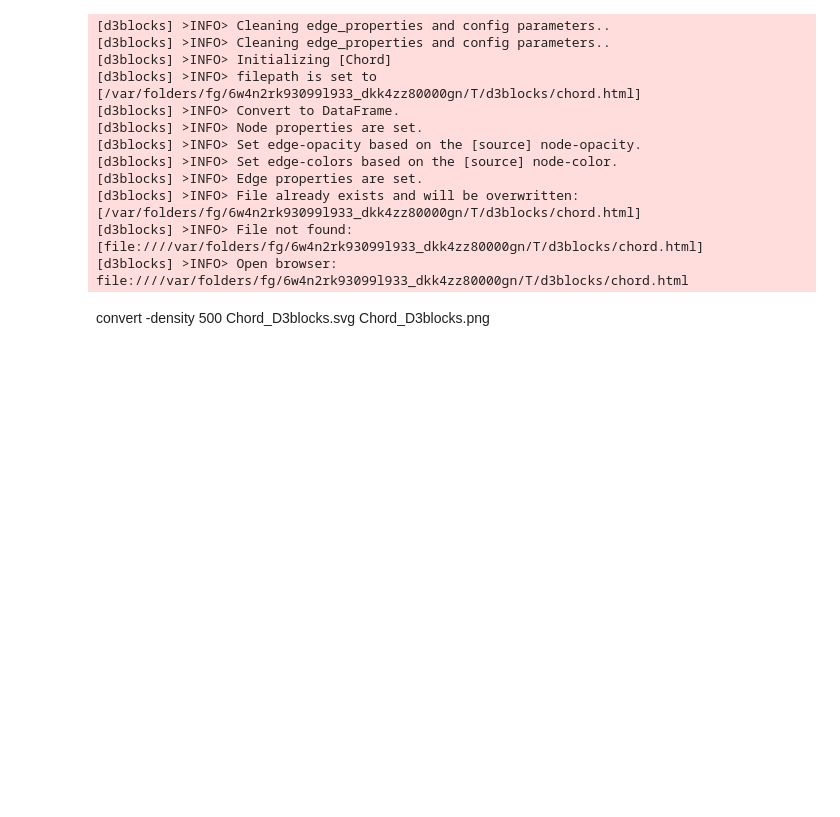
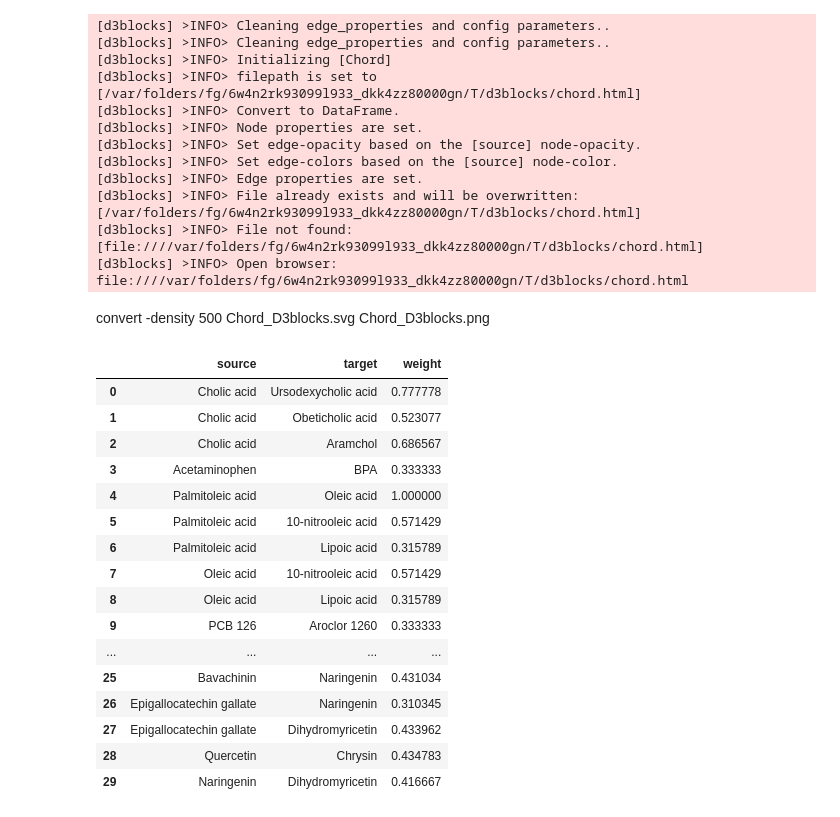
Before and after one commit to taraponglab/metanafld, a Jupyter notebook: chord.ipynb, the cells around one changed output. Drawn from its saved outputs; the diff is of its cells as text; code cells hidden in the pictures; blank space fills up the shorter version.

```diff
--- a/chord.ipynb
+++ b/chord.ipynb
@@ -43,7 +43,7 @@ from bokeh.io import output_notebook
 output_notebook()
 
 # Load data from Excel
-df = pd.read_csv("dataset_checked_smile.csv")
+df = pd.read_csv("75_chems_dataset_chord_dendrogram.csv")
 
 # Generate molecular fingerprints using RDKit
 molecules = [Chem.MolFromSmiles(smi) for smi in df['CANONICAL_SMILES']]
@@ -165,7 +165,7 @@ def similarity_matrix(df, cutpoint=0.3):
     d3.chord(chord_data, title="chord", save_button=False) #convert -density 500 Chord_D3blocks.svg Chord_D3blocks.png
     return chord_data
 
-df = pd.read_csv("dataset_checked_smile.csv")
+df = pd.read_csv("75_chems_dataset_chord_dendrogram.csv")
 chord_df = similarity_matrix(df)
 # %% [output]
 [d3blocks] >INFO> Cleaning edge_properties and config parameters..
@@ -182,3 +182,23 @@ chord_df = similarity_matrix(df)
 [d3blocks] >INFO> Open browser: file:////var/folders/fg/6w4n2rk93099l933_dkk4zz80000gn/T/d3blocks/chord.html
 # %% [markdown]
 convert -density 500 Chord_D3blocks.svg Chord_D3blocks.png
+# %%
+chord_df
+# %% [output]
+|  | source | target | weight |
+| 0 | Cholic acid | Ursodexycholic acid | 0.777778 |
+| 1 | Cholic acid | Obeticholic acid | 0.523077 |
+| 2 | Cholic acid | Aramchol | 0.686567 |
+| 3 | Acetaminophen | BPA | 0.333333 |
+| 4 | Palmitoleic acid | Oleic acid | 1.000000 |
+| 5 | Palmitoleic acid | 10-nitrooleic acid | 0.571429 |
+| 6 | Palmitoleic acid | Lipoic acid | 0.315789 |
+| 7 | Oleic acid | 10-nitrooleic acid | 0.571429 |
+| 8 | Oleic acid | Lipoic acid | 0.315789 |
+| 9 | PCB 126 | Aroclor 1260 | 0.333333 |
+| ... | ... | ... | ... |
+| 25 | Bavachinin | Naringenin | 0.431034 |
+| 26 | Epigallocatechin gallate | Naringenin | 0.310345 |
+| 27 | Epigallocatechin gallate | Dihydromyricetin | 0.433962 |
+| 28 | Quercetin | Chrysin | 0.434783 |
+| 29 | Naringenin | Dihydromyricetin | 0.416667 |
```
Also changed, not shown: parts of 3 cells of this notebook, 7 other files.
